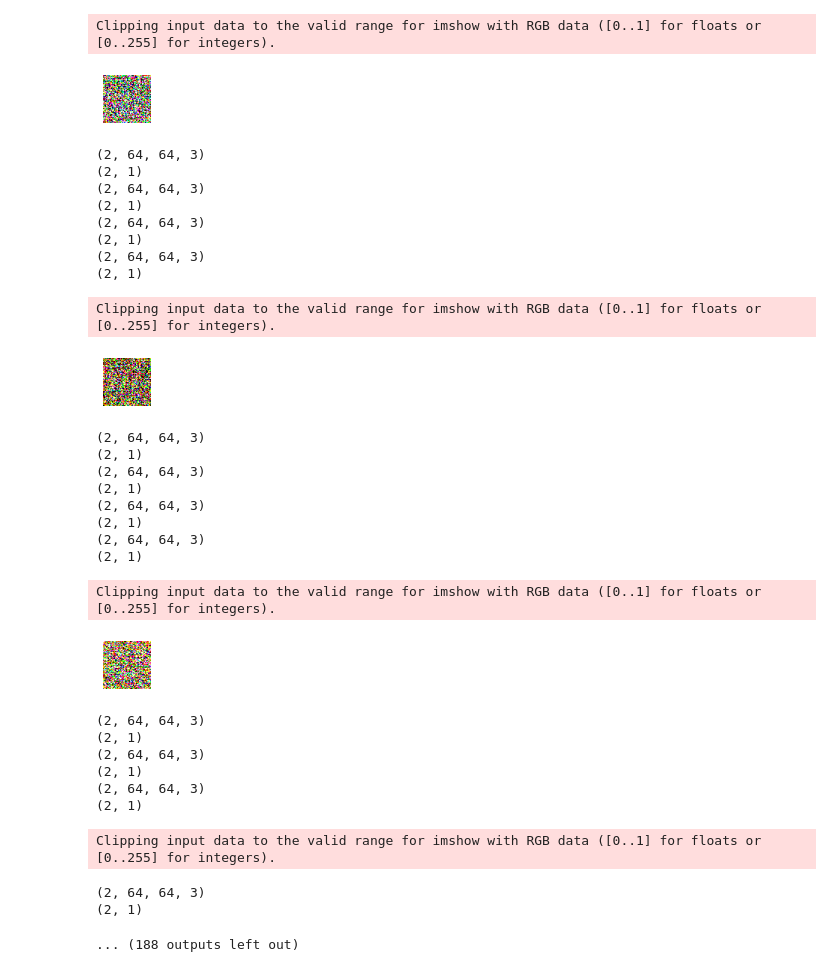
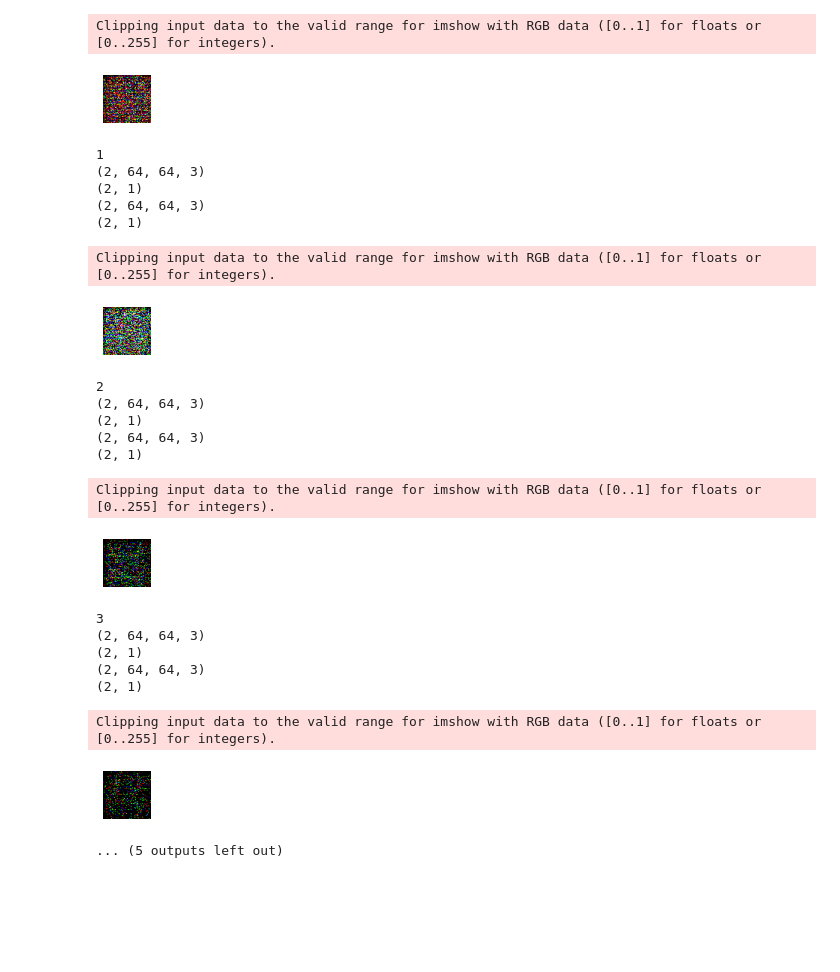
Before and after one commit to OrdinaryHacker101/MinecraftAI, a Jupyter notebook: area_52/MineDREAM.ipynb, the cells around one changed output. Saved outputs shown, nothing was run; the diff lists cells and outputs as text; code cells hidden in the pictures; blank space fills up the shorter version.

```diff
--- a/area_52/MineDREAM.ipynb
+++ b/area_52/MineDREAM.ipynb
@@ -14,6 +14,8 @@ print(file.shape)
     #processed = np.append(np.array(Image.fromarray(file[i], "RGB").convert("L")), processed)
 processed = file.reshape(5, 64, 64, 3)
 test = processed[-1]
+test = test.reshape(-1,64,64,3)
+processed = processed[:-1]
 test = test.reshape(-1,64,64,3).astype(np.float32)/255.
 processed = processed[:-1].astype(np.float32)/255.
 print(processed[0].shape)
@@ -148,10 +142,10 @@ cnn_dis = keras.models.Sequential([
     keras.layers.Dense(1, activation="sigmoid")
 ])
 
-for layer in cnn_gen.layers:
-    print(layer.get_output_at(0).get_shape().as_list())
-for layer in cnn_dis.layers:
-    print(layer.get_output_at(0).get_shape().as_list())
+#for layer in cnn_gen.layers:
+    #print(layer.get_output_at(0).get_shape().as_list())
+#for layer in cnn_dis.layers:
+    #print(layer.get_output_at(0).get_shape().as_list())
 
 cnn_gan = keras.models.Sequential([cnn_gen, cnn_dis])
 cnn_dis.compile(loss="binary_crossentropy", optimizer="rmsprop")
@@ -178,6 +172,7 @@ def plot_multiple_images(images, n_cols=None):
 def train_gan(gan, dataset, batch_size, codings_size, n_epochs=200):
     cnn_gen, cnn_dis = cnn_gan.layers
     for epoch in range(n_epochs):
+        print(epoch)
         for X_batch in dataset:
 
             #training the discriminator
@@ -219,39 +204,31 @@ train_gan(cnn_gan, dataset, batch_size, cnn_codings)
 (2, 64, 64, 3)
 (2, 1)
 (2, 64, 64, 3)
 (2, 1)
 Clipping input data to the valid range for imshow with RGB data ([0..1] for floats or [0..255] for integers).
-[figure, old version]
+[figure, new version]
+1
 (2, 64, 64, 3)
 (2, 1)
 (2, 64, 64, 3)
 (2, 1)
-(2, 64, 64, 3)
-(2, 1)
-(2, 64, 64, 3)
-(2, 1)
 Clipping input data to the valid range for imshow with RGB data ([0..1] for floats or [0..255] for integers).
-[figure, old version]
+[figure, new version]
+2
 (2, 64, 64, 3)
 (2, 1)
 (2, 64, 64, 3)
 (2, 1)
-(2, 64, 64, 3)
-(2, 1)
-(2, 64, 64, 3)
-(2, 1)
 Clipping input data to the valid range for imshow with RGB data ([0..1] for floats or [0..255] for integers).
-[figure, old version]
+[figure, new version]
+3
 (2, 64, 64, 3)
 (2, 1)
 (2, 64, 64, 3)
 (2, 1)
-(2, 64, 64, 3)
-(2, 1)
 Clipping input data to the valid range for imshow with RGB data ([0..1] for floats or [0..255] for integers).
+[figure, added]
-(2, 64, 64, 3)
-(2, 1)
+... (5 outputs left out)
-... (188 outputs left out)
 # %%
 #GAN tester
 noise = tf.random.normal(shape=[batch_size, cnn_codings])
```
Also changed, not shown: parts of 5 cells of this notebook.
